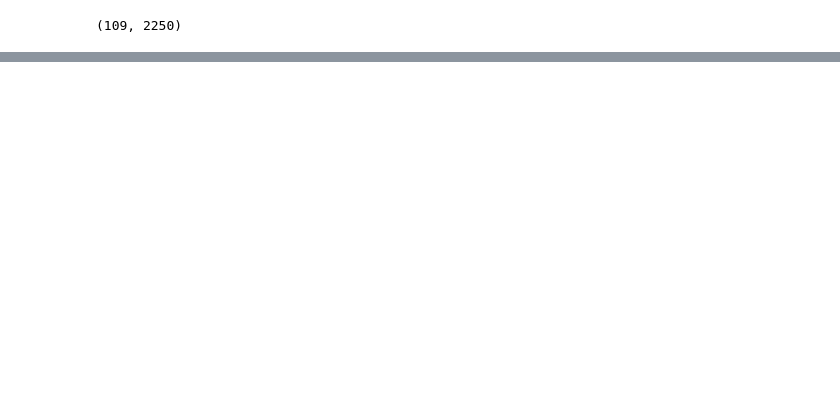
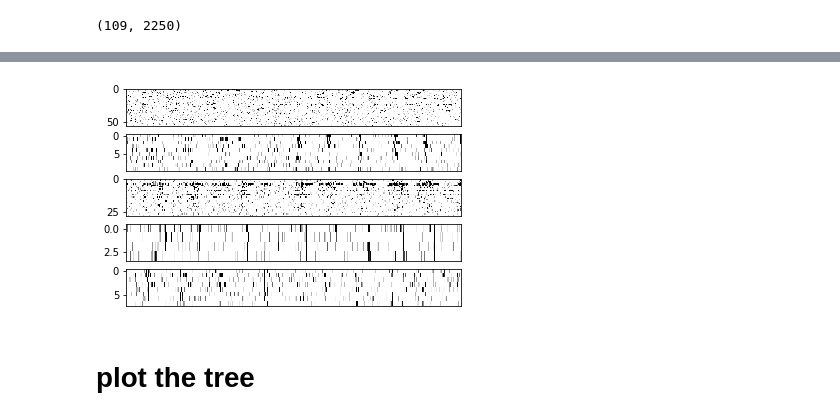
Before and after one commit to TheUwe/RastaPeas, a Jupyter notebook: notebooks/scratch/RastaPeas.ipynb, the cells around one changed output, grey strips where cells are left out. Cells and saved outputs as stored; diff of their text form; code cells hidden in the pictures; blank space fills up the shorter version.

```diff
--- a/notebooks/scratch/RastaPeas.ipynb
+++ b/notebooks/scratch/RastaPeas.ipynb
@@ -66,0 +181,14 @@ deconvcells.shape
+# %%
+clusters_ward = cluster.AgglomerativeClustering(n_clusters = 5,linkage='ward')
+#clusters_ward = cluster.Ward(n_clusters = 5)
+#.fit(corrmat)
+labels_ward = clusters_ward.fit(corrmat).labels_
+# %%
+for i in range(1,len(np.unique(labels_ward))+1):
+    plt.subplot(len(np.unique(labels_ward)), 1, i)
+    plt.imshow(deconvcells[np.where(labels_ward == i-1)], vmin = 0, vmax = 200, cmap = 'gray_r',        aspect='auto',interpolation = 'none')
+    plt.xticks(ticks=[])
+# %% [output]
+[figure, added]
+# %% [markdown]
+# plot the tree
```
Also changed, not shown: parts of 22 cells of this notebook, 2 other files.
